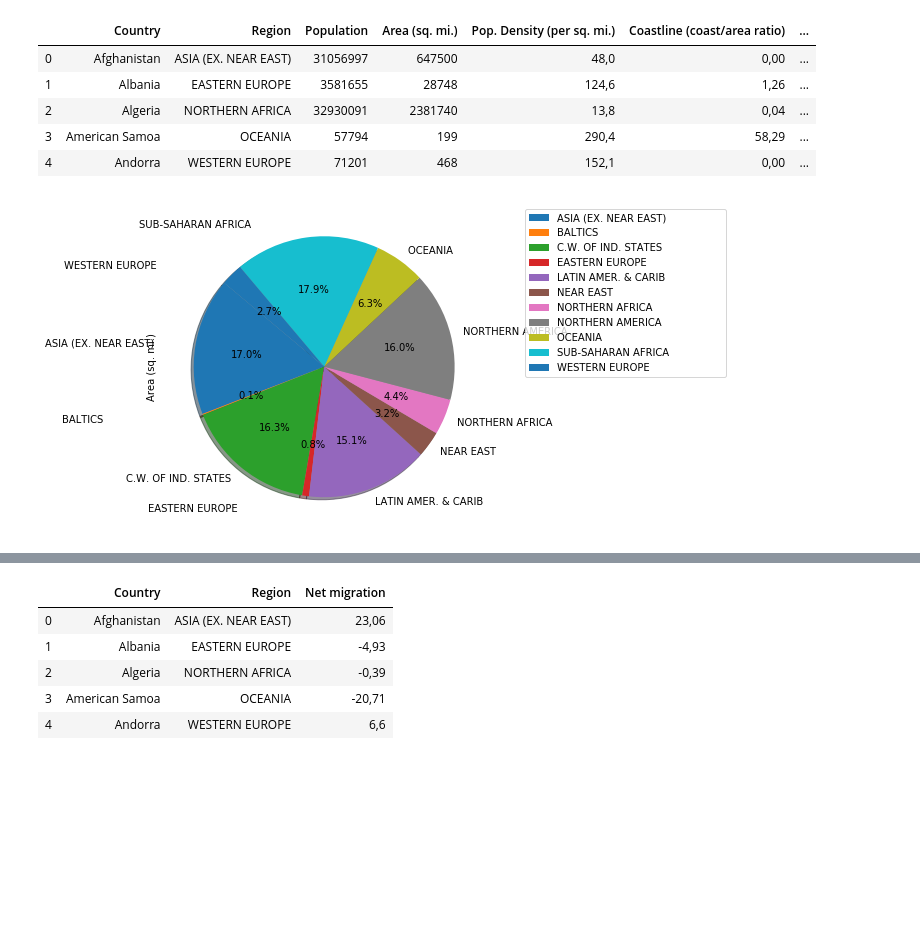
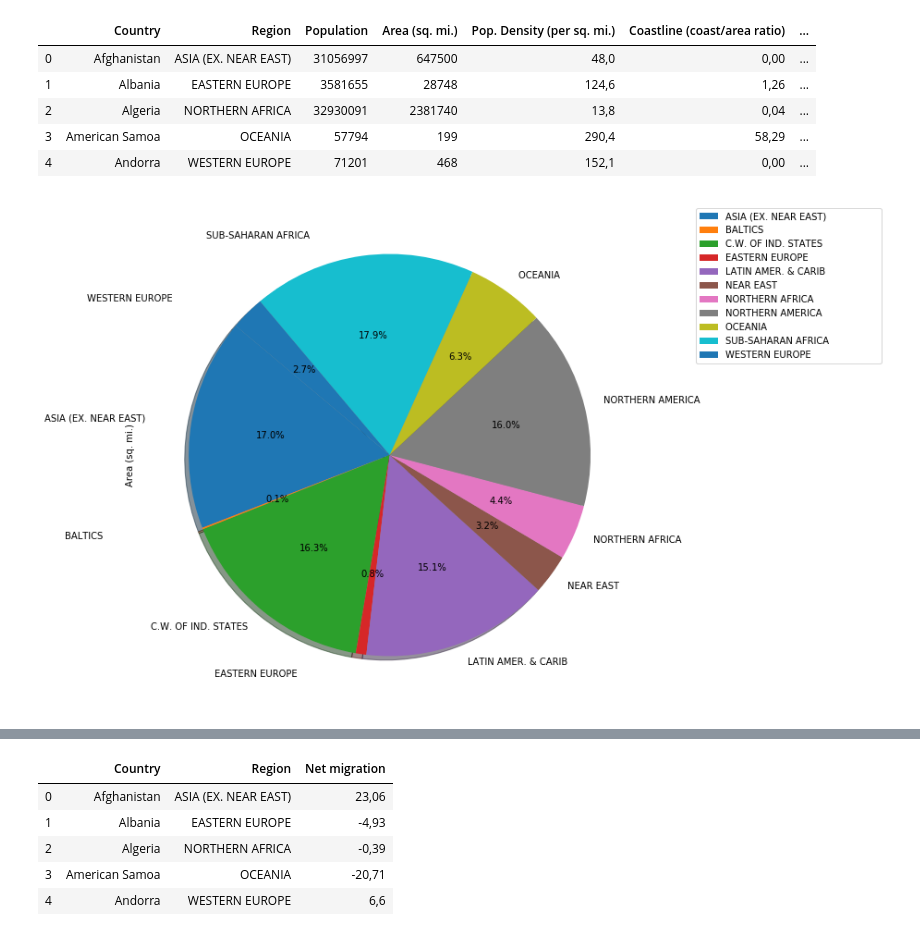
Before and after one commit to juliedundas/Country-Analysis, a Jupyter notebook: Project_1/project_1.ipynb, the cells around one changed output, grey strips where cells are left out. Cells and saved outputs as stored; diff of their text form; code cells hidden in the pictures; blank space fills up the shorter version.

Commit message:
All graphs created and all code consolidated

```diff
--- a/Project_1/project_1.ipynb
+++ b/Project_1/project_1.ipynb
@@ -37,12 +37,11 @@ area_totaled_df = area_totaled.reset_index()
 #area_totaled_df
 # %%
 #Create a pie graph that displayed the data from the area dataframe
-plot = area_totaled_df.plot.pie(y='Area (sq. mi.)', figsize=(6, 6), labels=area_totaled_df['Region'],
+plot = area_totaled_df.plot.pie(y='Area (sq. mi.)', figsize=(10, 10), labels=area_totaled_df['Region'],
                                 autopct="%1.1f%%", shadow=True, startangle=140).legend(bbox_to_anchor=(1.1, 1))
-
-plt.savefig('areapie')
+plt.savefig('areapie', bbox_inches="tight")
 # %% [output]
-[figure, old version]
+[figure, new version]
 # %%
 #Create a dataframe from the original data that includes country, region, literacy %, phones per 1000, and population
 new_df = df[['Country','Region','Population', 'Literacy (%)', 'Phones (per 1000)']]
```
Also changed, not shown: parts of 15 cells of this notebook, 6 other files.
